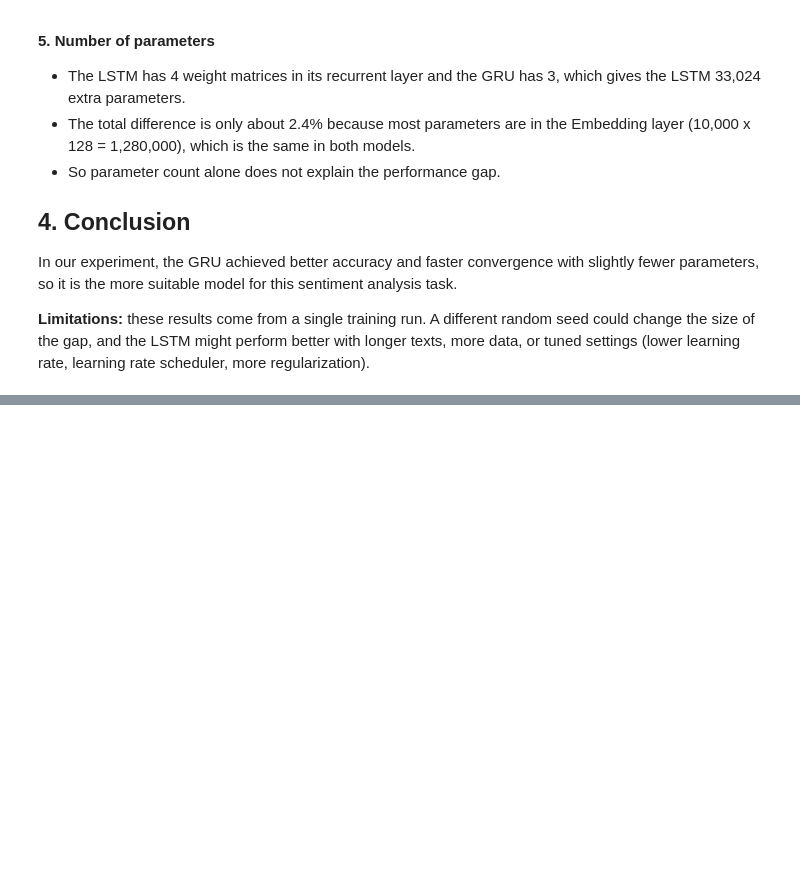
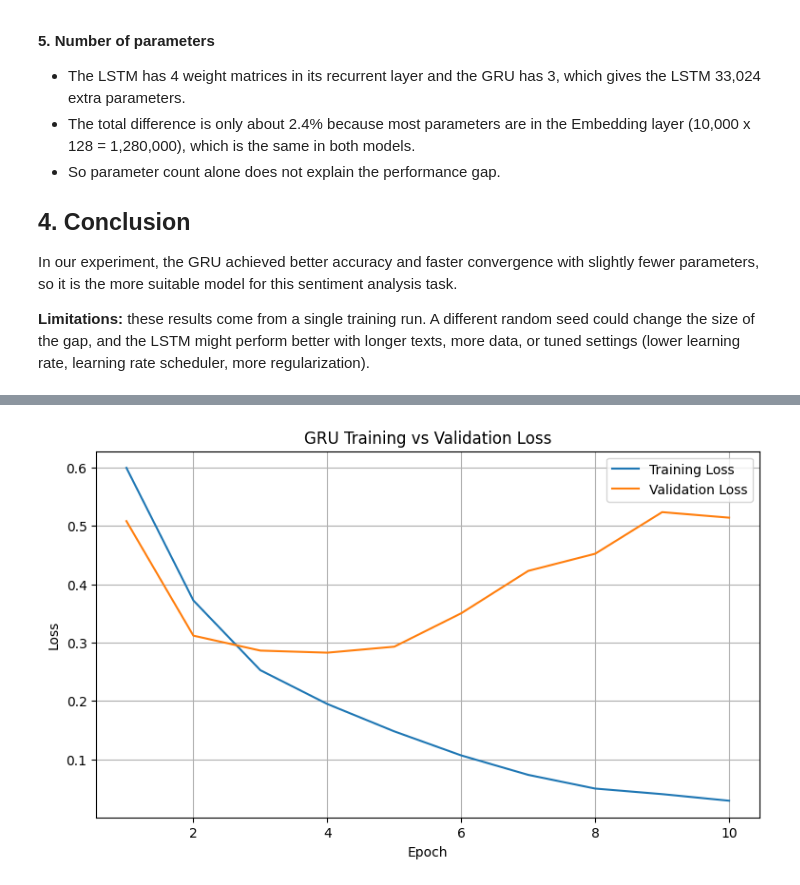
Before and after one commit to ramahhdk87654321-bit/AI_LAB_PROJECT, a Jupyter notebook: AI_LAB_PROJECT.ipynb, the cells around one changed output, grey strips where cells are left out. Saved outputs shown, nothing was run; the diff lists cells and outputs as text; code cells hidden in the pictures; blank space fills up the shorter version.

```diff
--- a/AI_LAB_PROJECT.ipynb
+++ b/AI_LAB_PROJECT.ipynb
@@ -1270,0 +1308,20 @@ In our experiment, the GRU achieved better accuracy and faster convergence with
+# %%
+
+# GRU Loss Visualization
+
+epochs = range(1, len(train_losses) + 1)
+
+plt.figure(figsize=(9, 5))
+
+plt.plot(epochs, train_losses, label="Training Loss")
+plt.plot(epochs, val_losses, label="Validation Loss")
+
+plt.title("GRU Training vs Validation Loss")
+plt.xlabel("Epoch")
+plt.ylabel("Loss")
+
+plt.legend()
+plt.grid(True)
+plt.show()
+# %% [output]
+[figure, added]
```
Also changed, not shown: parts of 22 cells of this notebook.
